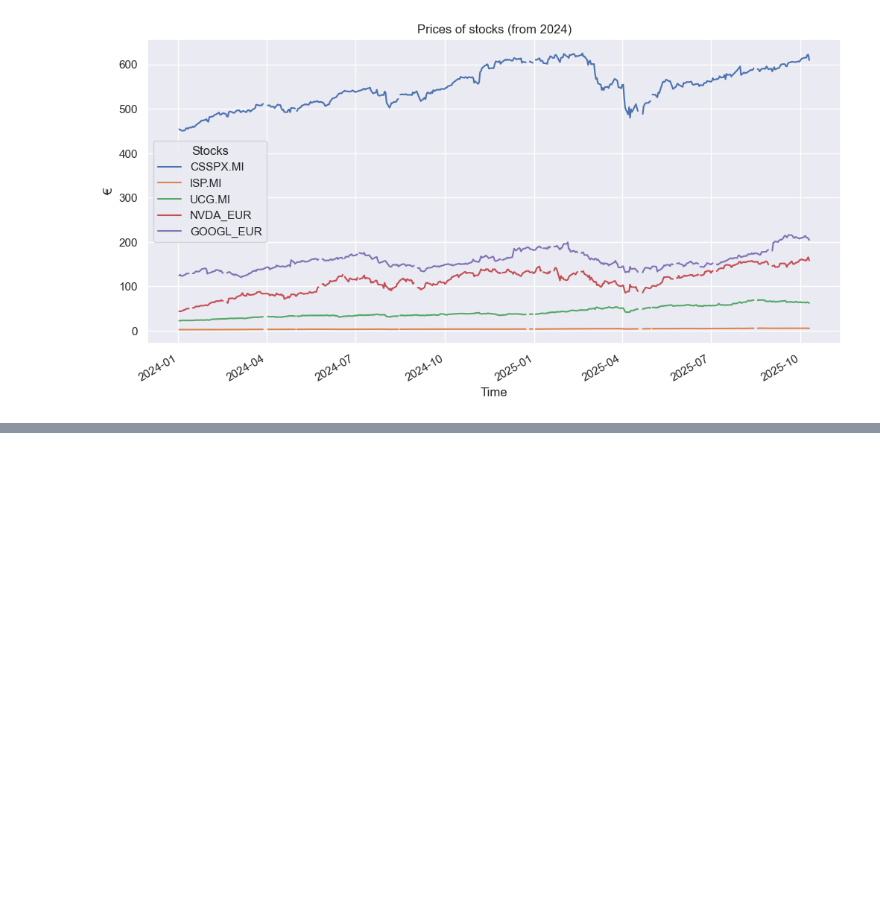
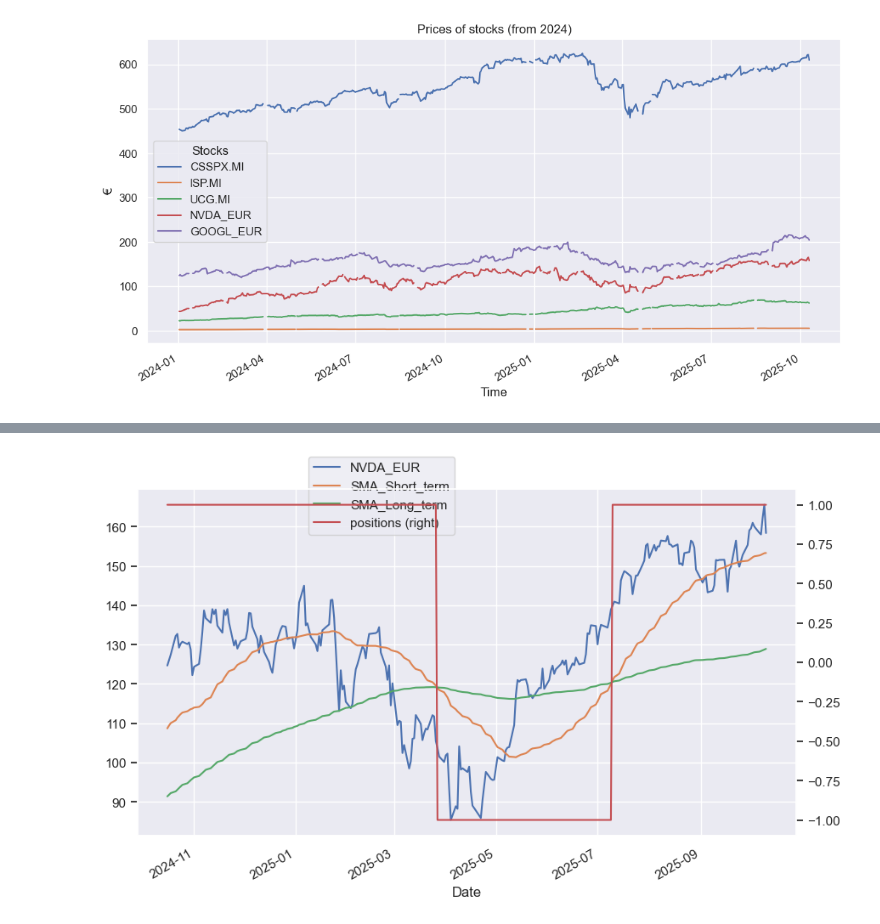
Before and after one commit to luigiselmi/finstat, a Jupyter notebook: experiments/experimental_portfolio.ipynb, the cells around one changed output, grey strips where cells are left out. Saved outputs shown, nothing was run; the diff lists cells and outputs as text; code cells hidden in the pictures; blank space fills up the shorter version.

```diff
--- a/experiments/experimental_portfolio.ipynb
+++ b/experiments/experimental_portfolio.ipynb
@@ -188,0 +236,8 @@ plt.show()
+# %%
+nvda_eur.dropna(inplace=True)
+nvda_eur['positions'] = np.where(nvda_eur['SMA_Short_term'] > nvda_eur['SMA_Long_term'], 1, -1)
+# %%
+ax = nvda_eur[[sym, 'SMA_Short_term', 'SMA_Long_term', 'positions']].plot(figsize=(10, 6), secondary_y='positions')
+ax.get_legend().set_bbox_to_anchor((0.25, 0.85));
+# %% [output]
+[figure, added]
```
Also changed, not shown: parts of 9 cells of this notebook.
